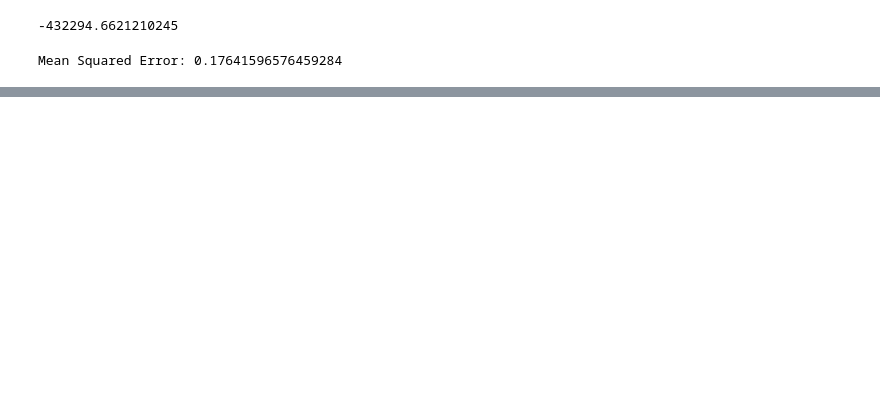
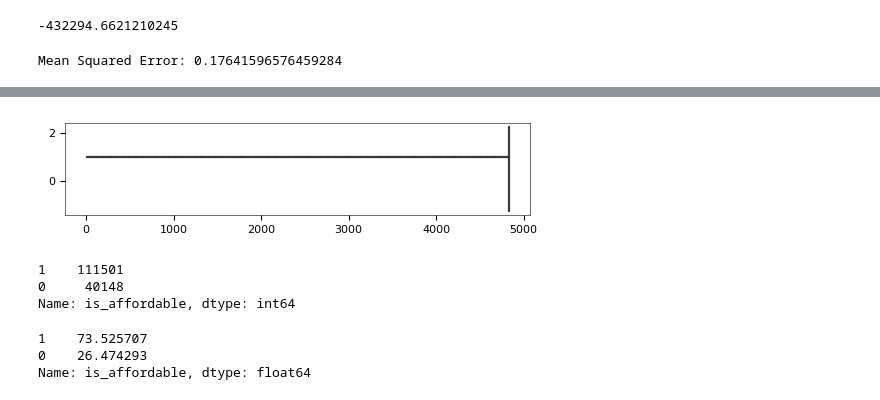
Before and after one commit to JessiPool/KaggleXProject, a Jupyter notebook: regressioninventory.ipynb, the cells around one changed output, grey strips where cells are left out. Cells and saved outputs as stored; diff of their text form; code cells hidden in the pictures; blank space fills up the shorter version.

```diff
--- a/regressioninventory.ipynb
+++ b/regressioninventory.ipynb
@@ -238,0 +240,3 @@ Mean Squared Error: 0.17641596576459284
+# %%
+dflog_stinv = pd.read_csv('/content/drive/MyDrive/Data/KaggleX/pythondata/inv_state_pct_mortgage.csv')
+dflog_stinv
@@ -238,0 +258,5 @@ Mean Squared Error: 0.17641596576459284
+# %%
+dflog_stinv['state'] = dflog_stinv['state'].astype('category')
+dflog_stinv['state'] = dflog_stinv['state'].cat.codes
+# %% [output]
+[figure, added]
@@ -238,0 +266,14 @@ Mean Squared Error: 0.17641596576459284
+# %%
+affordability_distribution = dflog_stinv['is_affordable'].value_counts()
+print(affordability_distribution)
+# %% [output]
+1    111501
+0     40148
+Name: is_affordable, dtype: int64
+# %%
+distribution = dflog_stinv['is_affordable'].value_counts(normalize=True) * 100
+print(distribution)
+# %% [output]
+1    73.525707
+0    26.474293
+Name: is_affordable, dtype: float64
```
Also changed, not shown: parts of 18 cells of this notebook.
